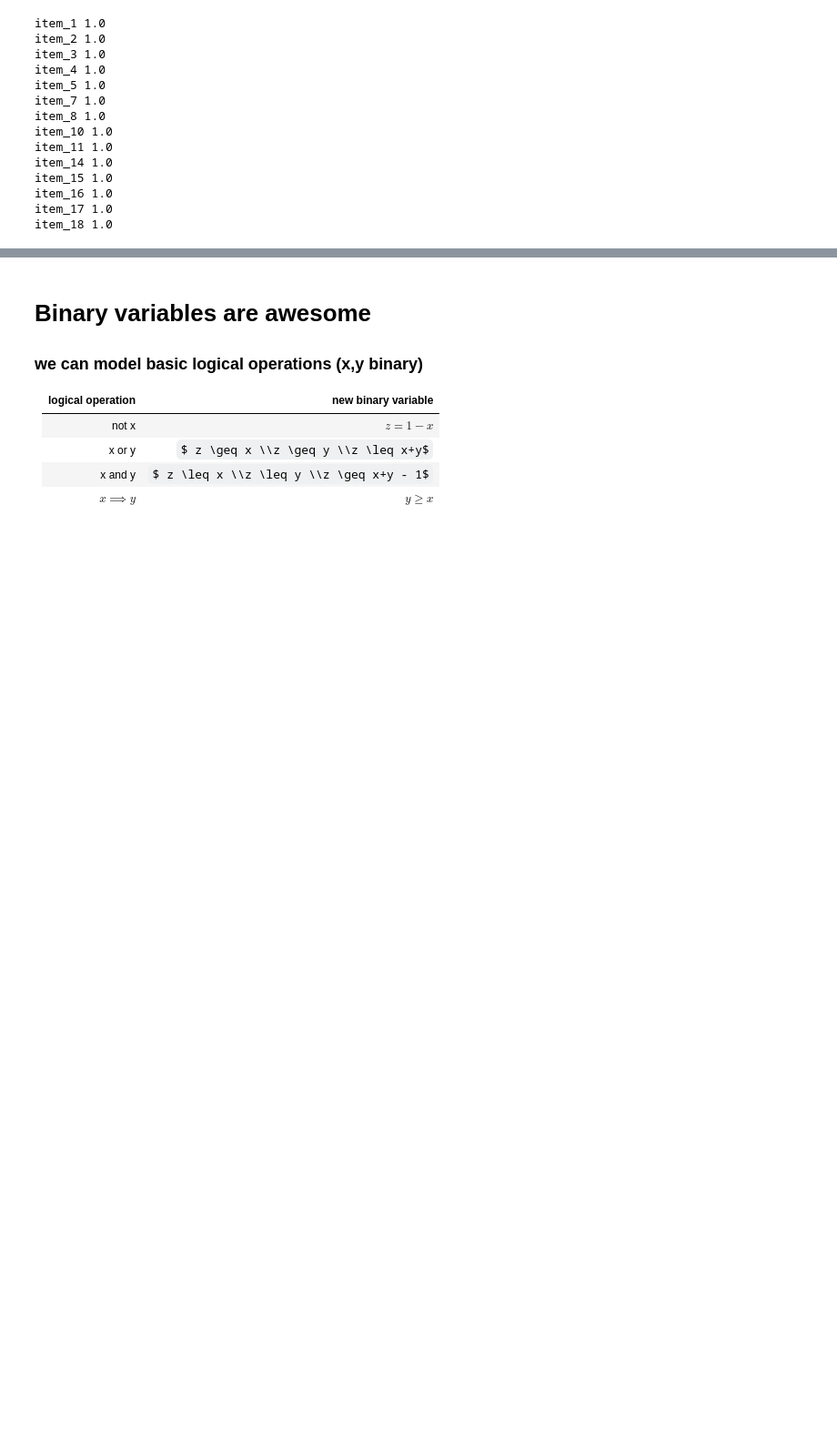
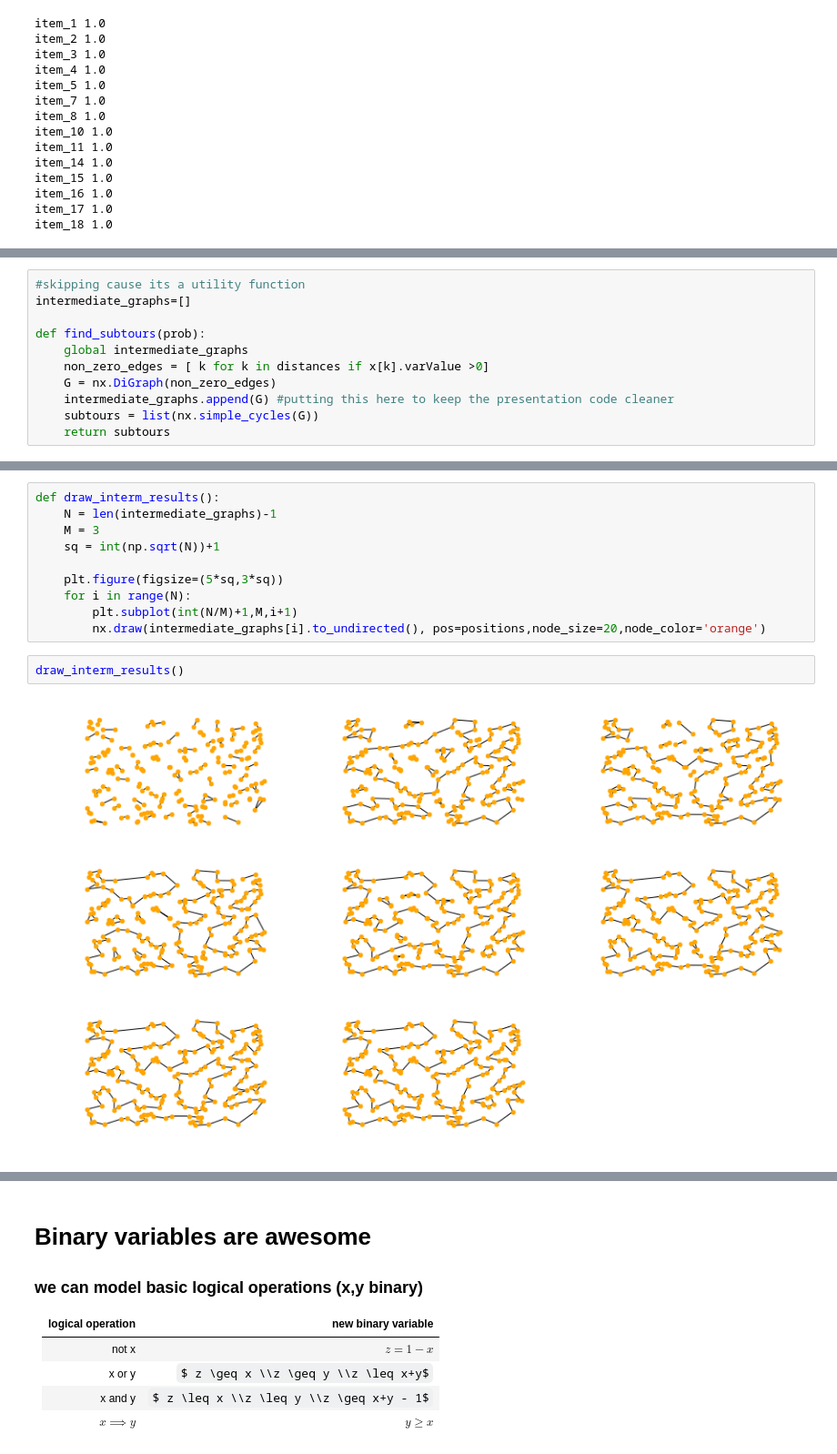
Before and after one commit to cochoa0x1/pycon2017, a Jupyter notebook: slides-dev.ipynb, the cells around one changed output, grey strips where cells are left out. Shown at 91% size. Cells and saved outputs as stored; diff of their text form; some formulas as TeX source; blank space fills up the shorter version.

```diff
--- a/slides-dev.ipynb
+++ b/slides-dev.ipynb
@@ -241,0 +340,11 @@ item_18 1.0
+# %%
+#skipping cause its a utility function
+intermediate_graphs=[]
+
+def find_subtours(prob):
+    global intermediate_graphs
+    non_zero_edges = [ k for k in distances if x[k].varValue >0]
+    G = nx.DiGraph(non_zero_edges)
+    intermediate_graphs.append(G) #putting this here to keep the presentation code cleaner
+    subtours = list(nx.simple_cycles(G))
+    return subtours
@@ -241,0 +392,14 @@ item_18 1.0
+# %%
+def draw_interm_results():
+    N = len(intermediate_graphs)-1
+    M = 3
+    sq = int(np.sqrt(N))+1
+
+    plt.figure(figsize=(5*sq,3*sq))
+    for i in range(N):
+        plt.subplot(int(N/M)+1,M,i+1)
+        nx.draw(intermediate_graphs[i].to_undirected(), pos=positions,node_size=20,node_color='orange')
+# %%
+draw_interm_results()
+# %% [output]
+[figure, added]
```
Also changed, not shown: parts of 18 cells of this notebook, 4 other files.
